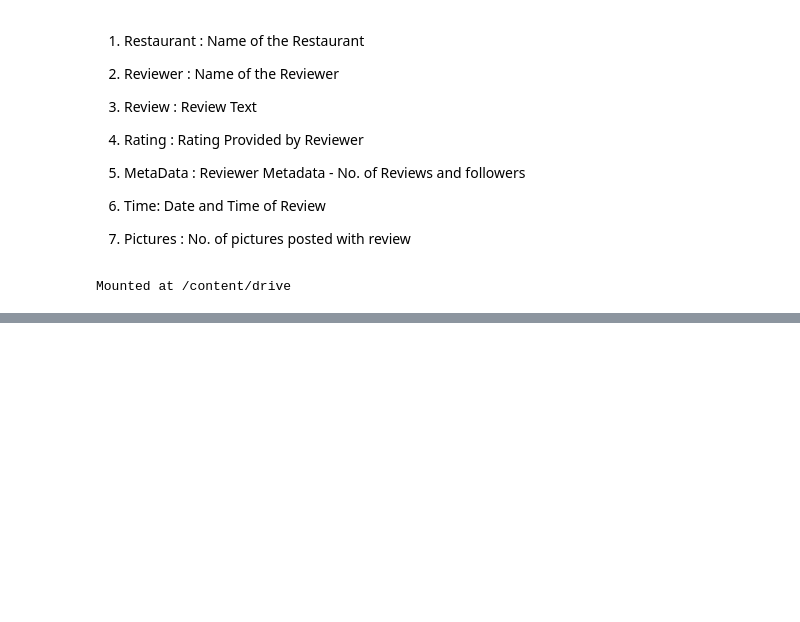
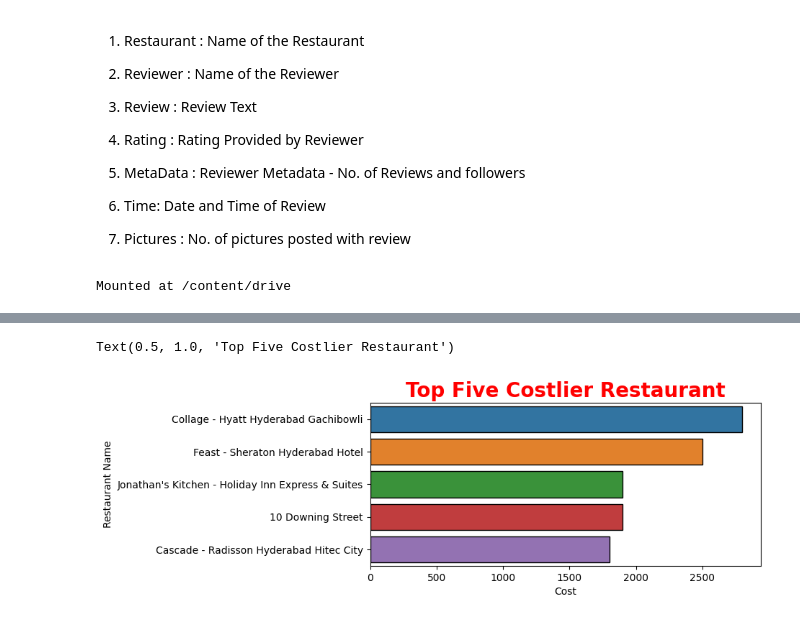
Before and after one commit to rohit-1026/Zomato-Restaurant-Clustering-and-Sentiment-Analysis, a Jupyter notebook: ZOMATO_RESTAURANT_CLUSTERING_AND_SENTIMENT_ANALYSIS.ipynb, the cells around one changed output, grey strips where cells are left out. Saved outputs shown, nothing was run; the diff lists cells and outputs as text; code cells hidden in the pictures; blank space fills up the shorter version.

```diff
--- a/ZOMATO_RESTAURANT_CLUSTERING_AND_SENTIMENT_ANALYSIS.ipynb
+++ b/ZOMATO_RESTAURANT_CLUSTERING_AND_SENTIMENT_ANALYSIS.ipynb
@@ -1428,0 +699,4 @@ Here We can see that cuisines are well differentiated amongst clusters, as compa
+# %%
+#top 5 costliest restaurants
+costlier_rest=rest_data[['Restaurant Name','Cost']].sort_values(['Cost'],ascending=False).head()
+costlier_rest
@@ -1428,0 +710,8 @@ Here We can see that cuisines are well differentiated amongst clusters, as compa
+# %%
+#top 5 costlier restaurant in hydrabad
+plt.figure(figsize=(7,3))
+sns.barplot(y='Restaurant Name',x='Cost', data=costlier_rest, edgecolor='black')
+plt.title("Top Five Costlier Restaurant",color='red',fontsize=20,fontweight="bold")
+# %% [output]
+Text(0.5, 1.0, 'Top Five Costlier Restaurant')
+[figure, added]
```
Also changed, not shown: parts of 380 cells of this notebook.
